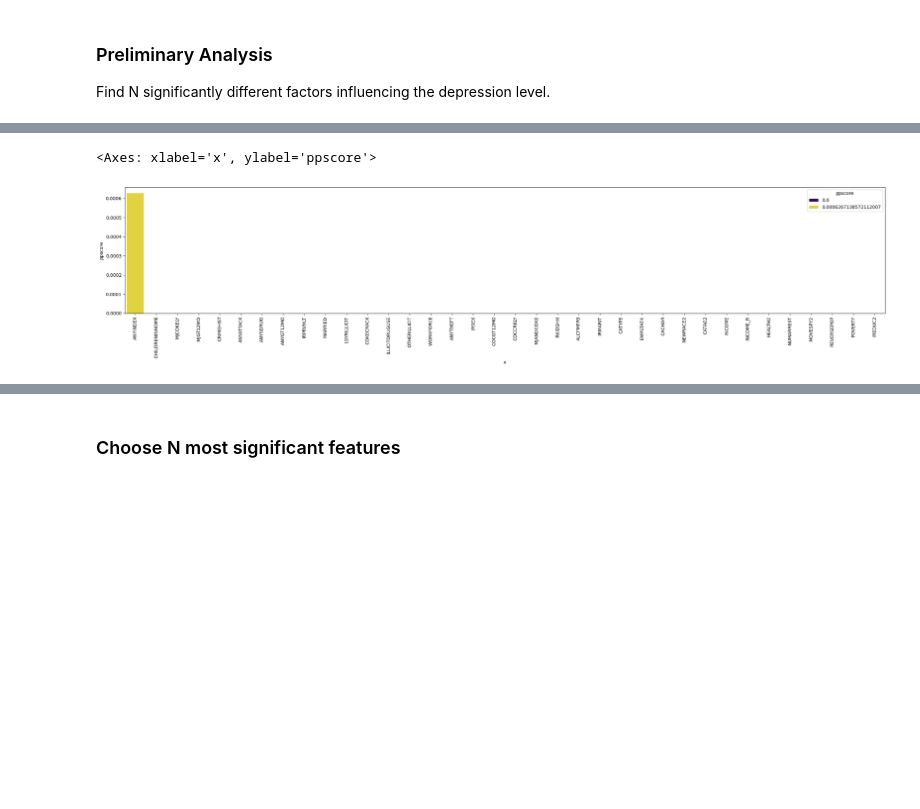
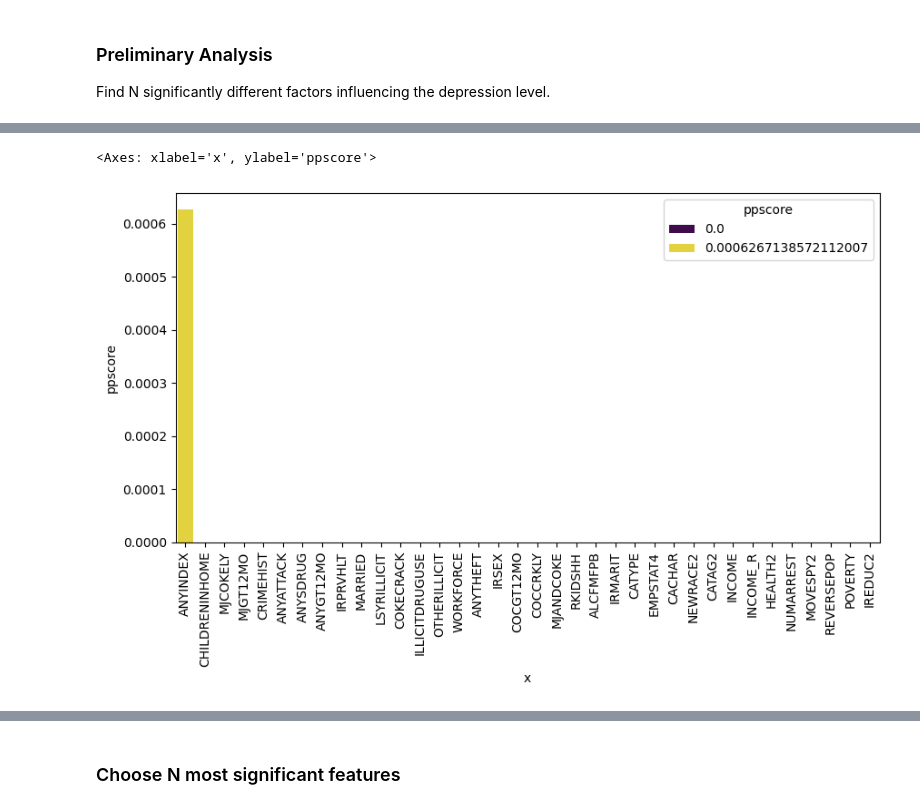
Before and after one commit to KozAAAAA/depression_analysis, a Jupyter notebook: analysis.ipynb, the cells around one changed output, grey strips where cells are left out. Saved outputs shown, nothing was run; the diff lists cells and outputs as text; code cells hidden in the pictures; blank space fills up the shorter version.

```diff
--- a/analysis.ipynb
+++ b/analysis.ipynb
@@ -313,12 +313,12 @@ sns.heatmap(spearman_df, annot=True)
 # %%
 pps_df = pps_df[pps_df['x'] != 'SOMATICDEP']
 
-plt.figure(figsize=(30, 5))
+plt.figure(figsize=(10, 5))
 plt.xticks(rotation=90)
 sns.barplot(y="ppscore", x="x", data=pps_df, palette="viridis", hue="ppscore")
 # %% [output]
 <Axes: xlabel='x', ylabel='ppscore'>
-[figure, old version]
+[figure, new version]
 # %%
 chi2_df = chi2_df[chi2_df['Variable'] != 'SOMATICDEP']
 
```
Also changed, not shown: parts of 3 cells of this notebook.
